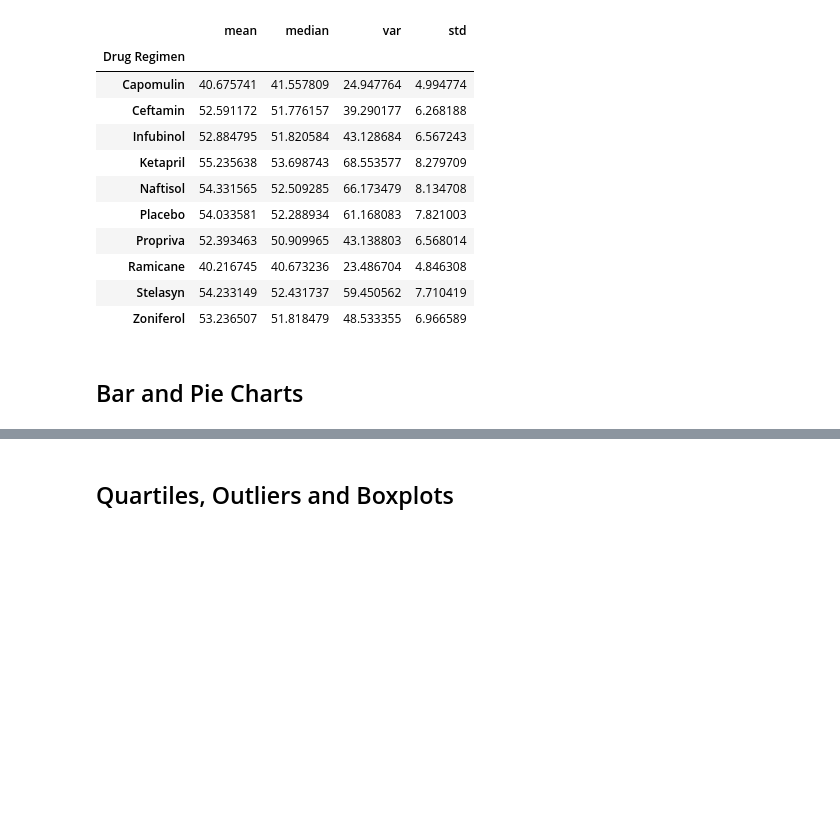
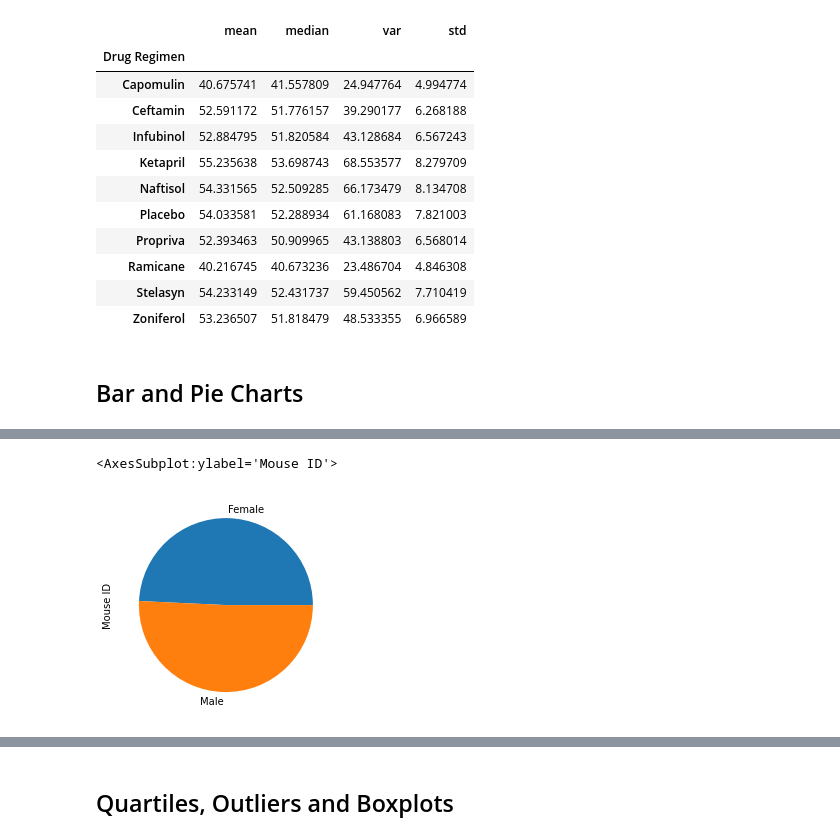
Before and after one commit to pkorat/matplotlib-challenge, a Jupyter notebook: pymaceuticals_starter.ipynb, the cells around one changed output, grey strips where cells are left out. Saved outputs shown, nothing was run; the diff lists cells and outputs as text; code cells hidden in the pictures; blank space fills up the shorter version.

```diff
--- a/pymaceuticals_starter.ipynb
+++ b/pymaceuticals_starter.ipynb
@@ -136,4 +148,9 @@ agg_tv_cdata
 # %%
 # Generate a pie plot showing the distribution of female versus male mice using Pandas
+count_sex_cdata = clean_data.groupby(['Sex'])['Mouse ID'].count()
+count_sex_cdata.plot.pie()
+# %% [output]
+<AxesSubplot:ylabel='Mouse ID'>
+[figure, added]
 # %%
 # Generate a pie plot showing the distribution of female versus male mice using pyplot
```
Also changed, not shown: parts of 3 cells of this notebook.
